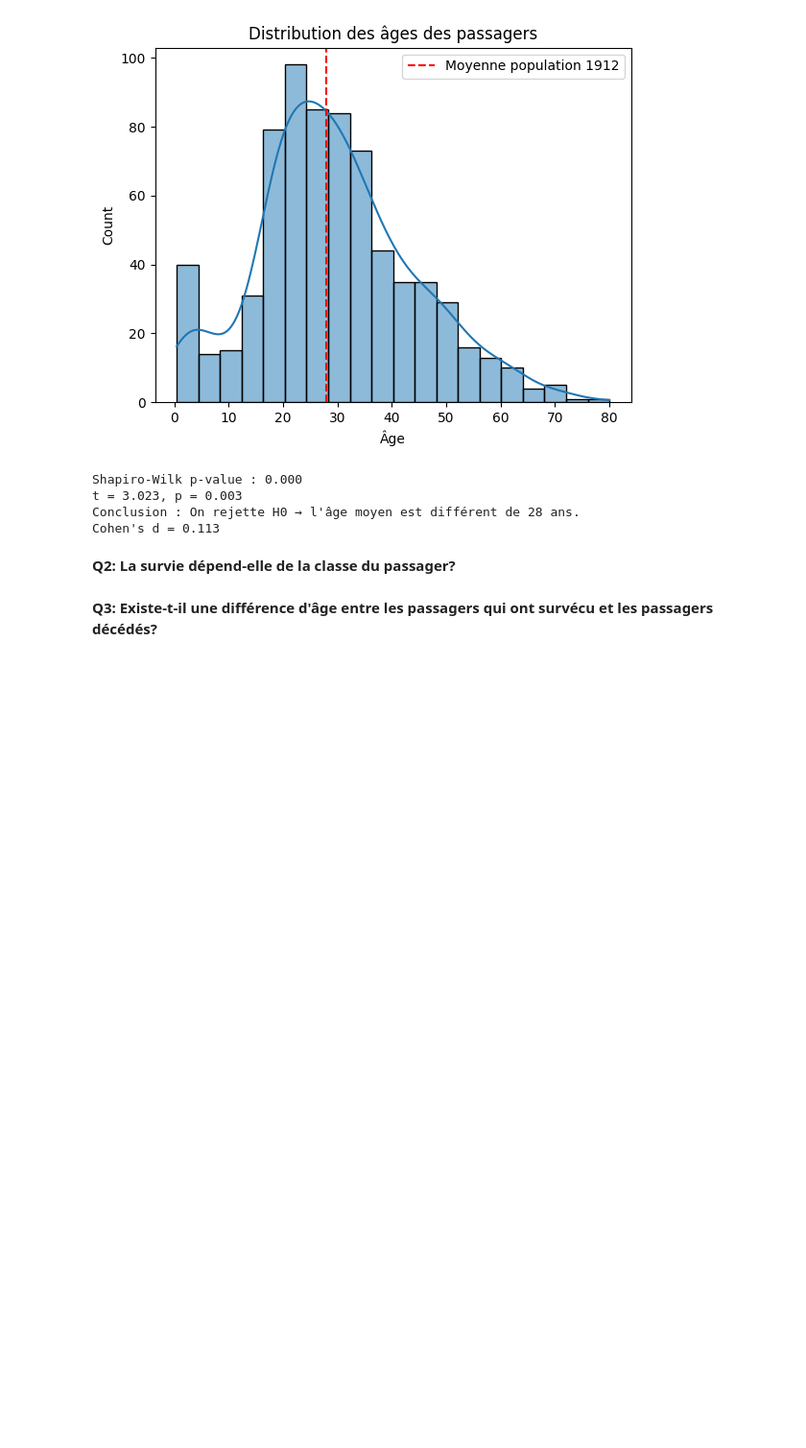
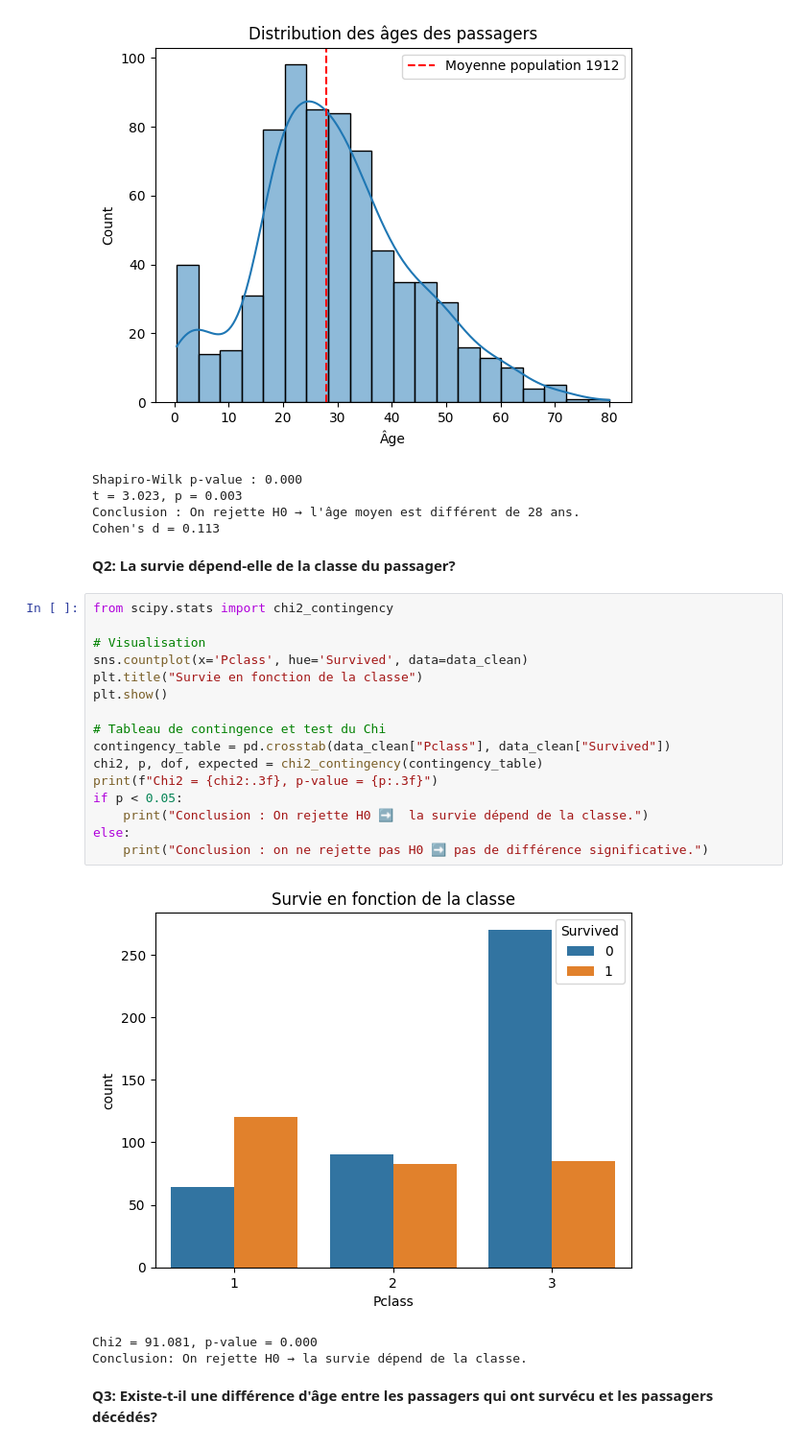
Before and after one commit to cutiips/TheBancalRepo, a Jupyter notebook: Projet.ipynb, the cells around one changed output. Shown at 96% size. Cells and saved outputs as stored; diff of their text form; blank space fills up the shorter version.

Commit message:
added additional stats analyses

```diff
--- a/Projet.ipynb
+++ b/Projet.ipynb
@@ -150,5 +152,25 @@ Conclusion : On rejette H0 → l'âge moyen est différent de 28 ans.
 Cohen's d = 0.113
 # %% [markdown]
 **Q2: La survie dépend-elle de la classe du passager?**
+# %%
+from scipy.stats import chi2_contingency
+
+# Visualisation
+sns.countplot(x='Pclass', hue='Survived', data=data_clean)
+plt.title("Survie en fonction de la classe")
+plt.show()
+
+# Tableau de contingence et test du Chi
+contingency_table = pd.crosstab(data_clean["Pclass"], data_clean["Survived"])
+chi2, p, dof, expected = chi2_contingency(contingency_table)
+print(f"Chi2 = {chi2:.3f}, p-value = {p:.3f}")
+if p < 0.05:
+    print("Conclusion : On rejette H0 ➡️  la survie dépend de la classe.")
+else:
+    print("Conclusion : on ne rejette pas H0 ➡️ pas de différence significative.")
+# %% [output]
+[figure, added]
+Chi2 = 91.081, p-value = 0.000
+Conclusion: On rejette H0 → la survie dépend de la classe.
 # %% [markdown]
 **Q3: Existe-t-il une différence d'âge entre les passagers qui ont survécu et les passagers décédés?**
```
Also changed, not shown: parts of 2 cells of this notebook.
